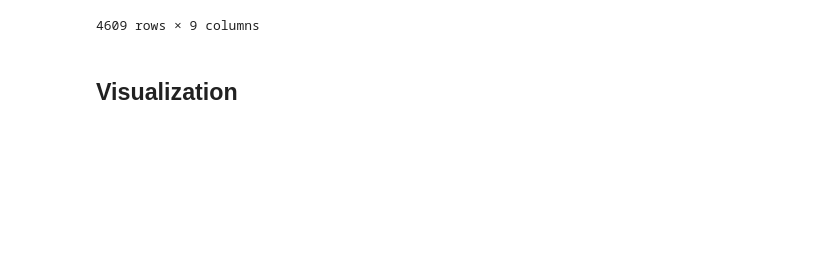
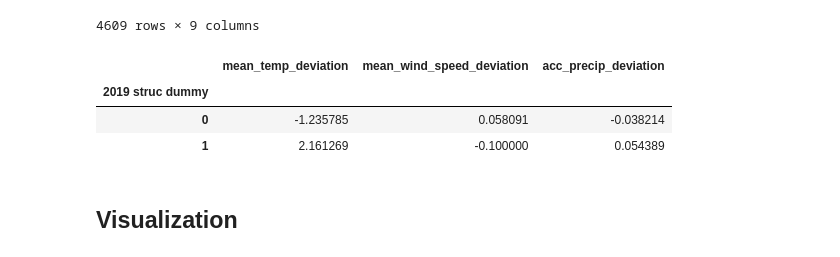
Before and after one commit to LyngeKjems/Climate-News-Project, a Jupyter notebook: Climate News Project/Merged_daily_data.ipynb, the cells around one changed output. Cells and saved outputs as stored; diff of their text form; code cells hidden in the pictures; blank space fills up the shorter version.

```diff
--- a/Climate News Project/Merged_daily_data.ipynb
+++ b/Climate News Project/Merged_daily_data.ipynb
@@ -89,6 +89,17 @@ merged_daily_df
 | 4607 | 2023-08-13 | 21.5 | 3.8 | 0.3 | 2.7 | -0.3 | ... |
 | 4608 | 2023-08-14 | 23.2 | 2.7 | 0.1 | 4.4 | -1.4 | ... |
 4609 rows × 9 columns
+# %%
+# Group by '2019 struc dummy' and compute the mean for each deviation parameter
+averages = merged_daily_df.groupby('2019 struc dummy')[['mean_temp_deviation', 'mean_wind_speed_deviation', 'acc_precip_deviation']].mean()
+
+# Display the results
+averages
+# %% [output]
+|  | mean_temp_deviation | mean_wind_speed_deviation | acc_precip_deviation |
+| 2019 struc dummy |  |  |  |
+| 0 | -1.235785 | 0.058091 | -0.038214 |
+| 1 | 2.161269 | -0.100000 | 0.054389 |
 # %% [markdown]
 ## Visualization
 # %%
```
Also changed, not shown: parts of 8 cells of this notebook, 10 other files.
